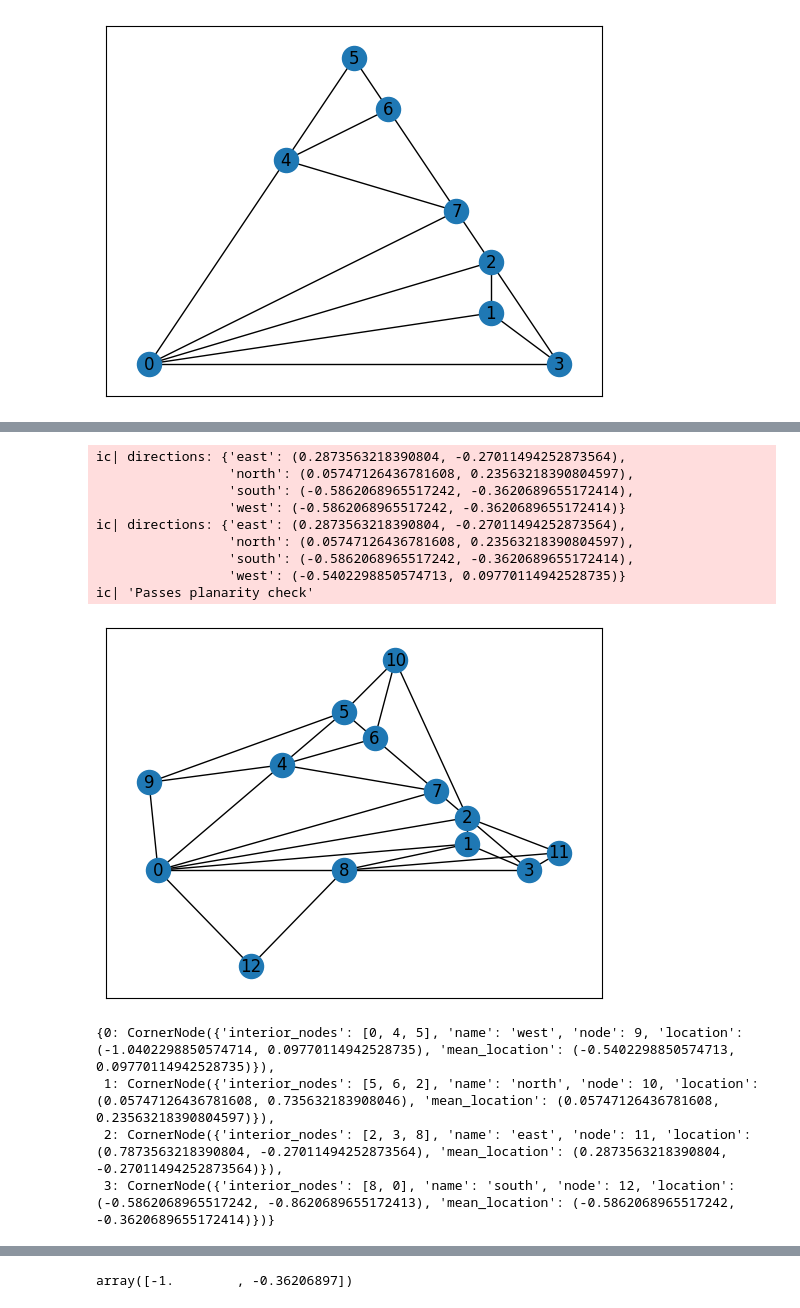
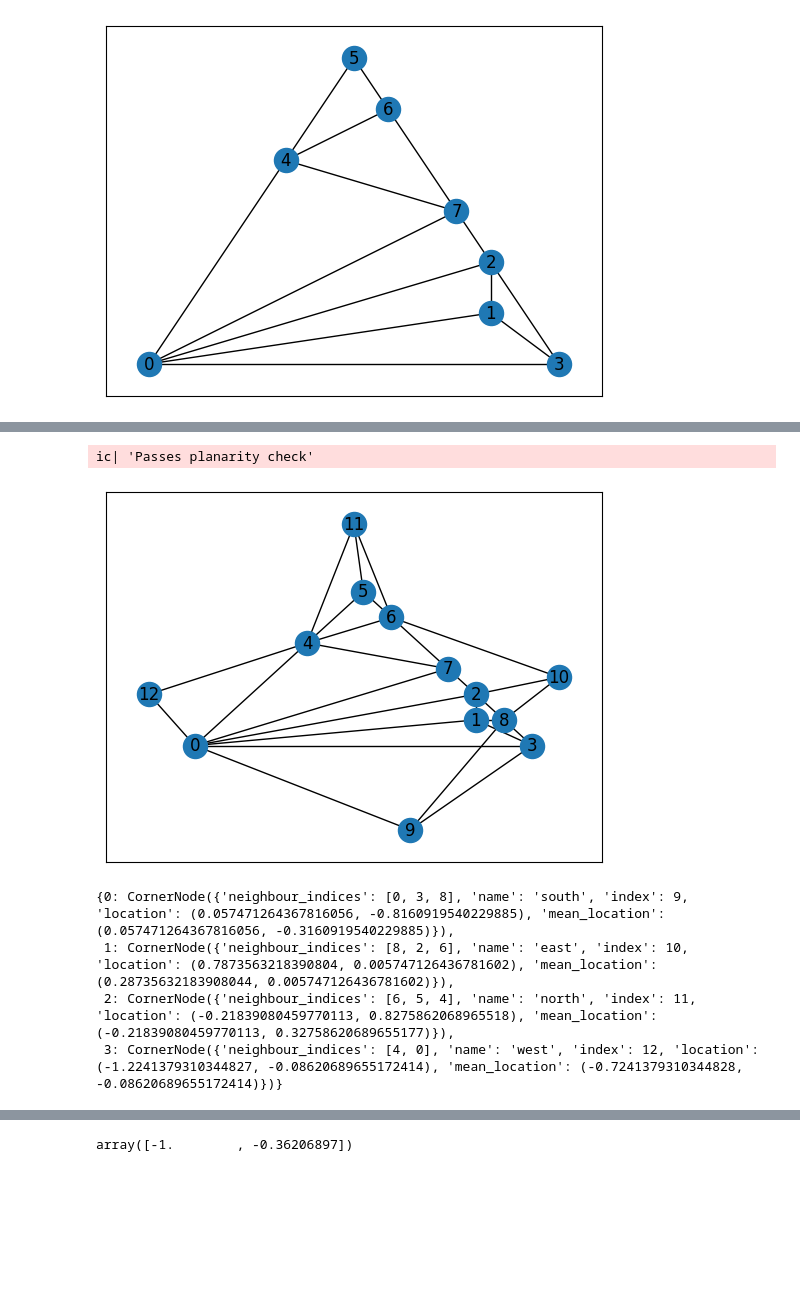
Before and after one commit to juliet29/bisht2022, a Jupyter notebook: test11_rel_canon.ipynb, the cells around one changed output, grey strips where cells are left out. Drawn from its saved outputs; the diff is of its cells as text; code cells hidden in the pictures; blank space fills up the shorter version.

```diff
--- a/test11_rel_canon.ipynb
+++ b/test11_rel_canon.ipynb
@@ -20,18 +20,9 @@ ic| len(l3_cycles): 8, m: 16, n: 9, m - n + 1: 8
 # %%
-p.fix_cips()
-p.add_corner_nodes()
+p.fix_cips_and_add_corner_nodes()
 plot_planar(p.b.G, p.b.embed)
 # %% [output]
-ic| directions: {'east': (0.2873563218390804, -0.27011494252873564),
-                 'north': (0.05747126436781608, 0.23563218390804597),
-                 'south': (-0.5862068965517242, -0.3620689655172414),
-                 'west': (-0.5862068965517242, -0.3620689655172414)}
-ic| directions: {'east': (0.2873563218390804, -0.27011494252873564),
-                 'north': (0.05747126436781608, 0.23563218390804597),
-                 'south': (-0.5862068965517242, -0.3620689655172414),
-                 'west': (-0.5402298850574713, 0.09770114942528735)}
 ic| 'Passes planarity check'
-[figure, old version]
+[figure, new version]
 # %%
 corner_node_data = p.b.corner_node_data
 def get_node_index(key):
@@ -40,10 +31,10 @@ def get_node_index(key):
 # %%
 corner_node_data
 # %% [output]
-{0: CornerNode({'interior_nodes': [0, 4, 5], 'name': 'west', 'node': 9, 'location': (-1.0402298850574714, 0.09770114942528735), 'mean_location': (-0.5402298850574713, 0.09770114942528735)}),
- 1: CornerNode({'interior_nodes': [5, 6, 2], 'name': 'north', 'node': 10, 'location': (0.05747126436781608, 0.735632183908046), 'mean_location': (0.05747126436781608, 0.23563218390804597)}),
- 2: CornerNode({'interior_nodes': [2, 3, 8], 'name': 'east', 'node': 11, 'location': (0.7873563218390804, -0.27011494252873564), 'mean_location': (0.2873563218390804, -0.27011494252873564)}),
- 3: CornerNode({'interior_nodes': [8, 0], 'name': 'south', 'node': 12, 'location': (-0.5862068965517242, -0.8620689655172413), 'mean_location': (-0.5862068965517242, -0.3620689655172414)})}
+{0: CornerNode({'neighbour_indices': [0, 3, 8], 'name': 'south', 'index': 9, 'location': (0.057471264367816056, -0.8160919540229885), 'mean_location': (0.057471264367816056, -0.3160919540229885)}),
+ 1: CornerNode({'neighbour_indices': [8, 2, 6], 'name': 'east', 'index': 10, 'location': (0.7873563218390804, 0.005747126436781602), 'mean_location': (0.28735632183908044, 0.005747126436781602)}),
+ 2: CornerNode({'neighbour_indices': [6, 5, 4], 'name': 'north', 'index': 11, 'location': (-0.21839080459770113, 0.8275862068965518), 'mean_location': (-0.21839080459770113, 0.32758620689655177)}),
+ 3: CornerNode({'neighbour_indices': [4, 0], 'name': 'west', 'index': 12, 'location': (-1.2241379310344827, -0.08620689655172414), 'mean_location': (-0.7241379310344828, -0.08620689655172414)})}
 # %%
 G = p.b.G.copy()
 embed = p.b.embed
```
Also changed, not shown: parts of 7 cells of this notebook, 5 other files.
